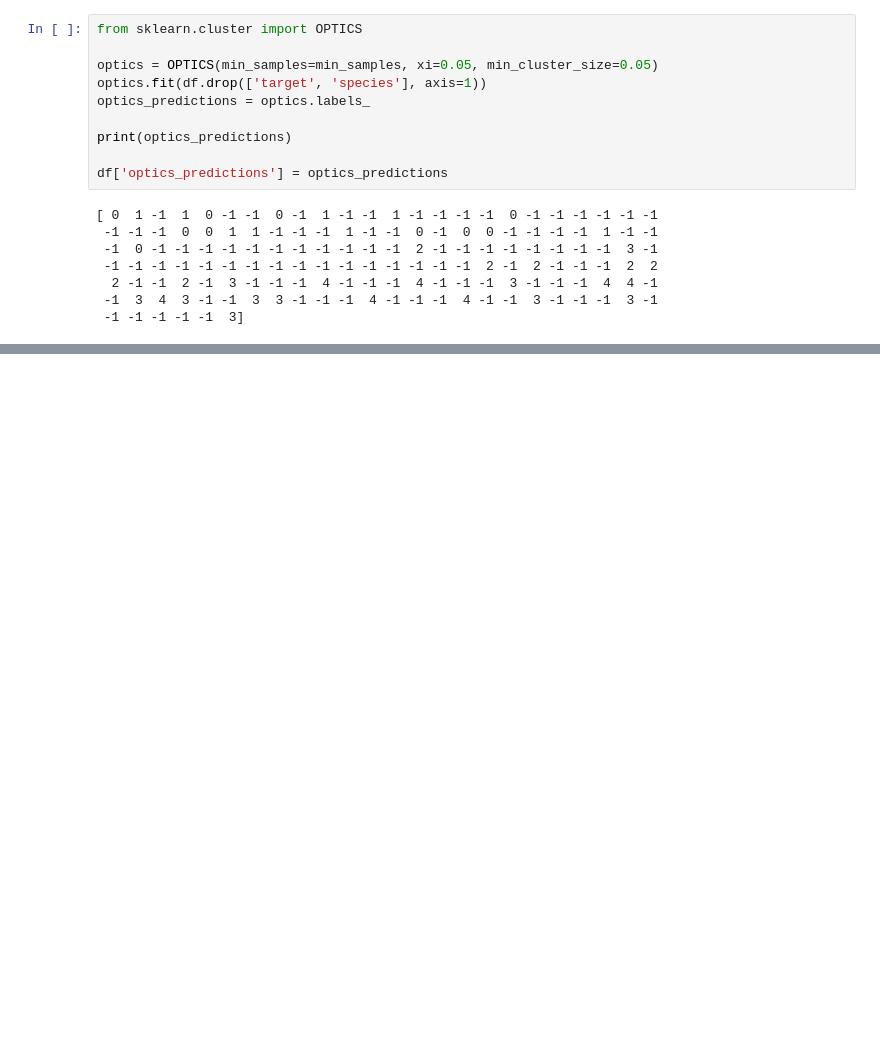
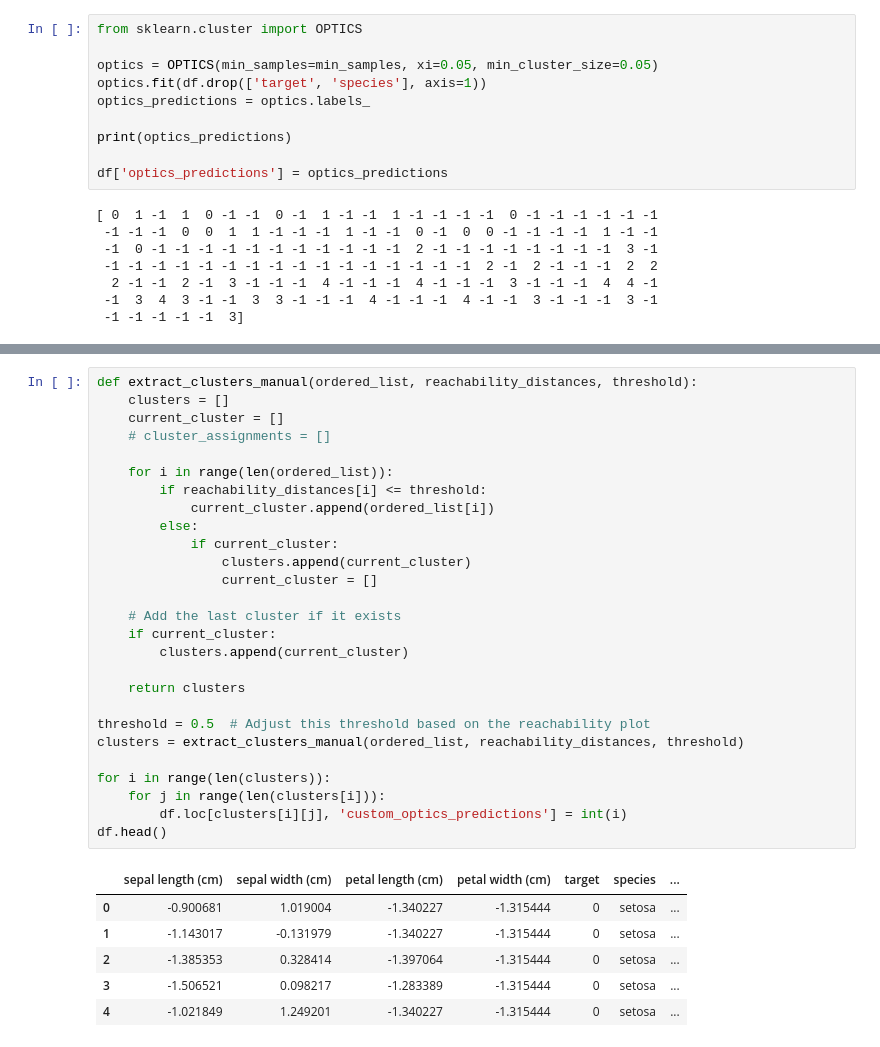
Before and after one commit to mirchandani-mohnish/ClusterMetrics, a Jupyter notebook: DBSCAN.ipynb, the cells around one changed output, grey strips where cells are left out. Drawn from its saved outputs; the diff is of its cells as text; blank space fills up the shorter version.

```diff
--- a/DBSCAN.ipynb
+++ b/DBSCAN.ipynb
@@ -258,3 +265,37 @@ def update(N, p, seeds, DB, eps, MinPts, core_distances, reachability_distances)
+# %%
+def extract_clusters_manual(ordered_list, reachability_distances, threshold):
+    clusters = []
+    current_cluster = []
+    # cluster_assignments = []
+
+    for i in range(len(ordered_list)):
+        if reachability_distances[i] <= threshold:
+            current_cluster.append(ordered_list[i])
+        else:
+            if current_cluster:
+                clusters.append(current_cluster)
+                current_cluster = []
+
+    # Add the last cluster if it exists
+    if current_cluster:
+        clusters.append(current_cluster)
+
+    return clusters
+
+threshold = 0.5  # Adjust this threshold based on the reachability plot
+clusters = extract_clusters_manual(ordered_list, reachability_distances, threshold)
+
+for i in range(len(clusters)):
+    for j in range(len(clusters[i])):
+        df.loc[clusters[i][j], 'custom_optics_predictions'] = int(i)
+df.head()
+# %% [output]
+|  | sepal length (cm) | sepal width (cm) | petal length (cm) | petal width (cm) | target | species | ... |
+| 0 | -0.900681 | 1.019004 | -1.340227 | -1.315444 | 0 | setosa | ... |
+| 1 | -1.143017 | -0.131979 | -1.340227 | -1.315444 | 0 | setosa | ... |
+| 2 | -1.385353 | 0.328414 | -1.397064 | -1.315444 | 0 | setosa | ... |
+| 3 | -1.506521 | 0.098217 | -1.283389 | -1.315444 | 0 | setosa | ... |
+| 4 | -1.021849 | 1.249201 | -1.340227 | -1.315444 | 0 | setosa | ... |
 # %%
 
 plt.figure(figsize=(15, 15))
```
Also changed, not shown: parts of 3 cells of this notebook.
